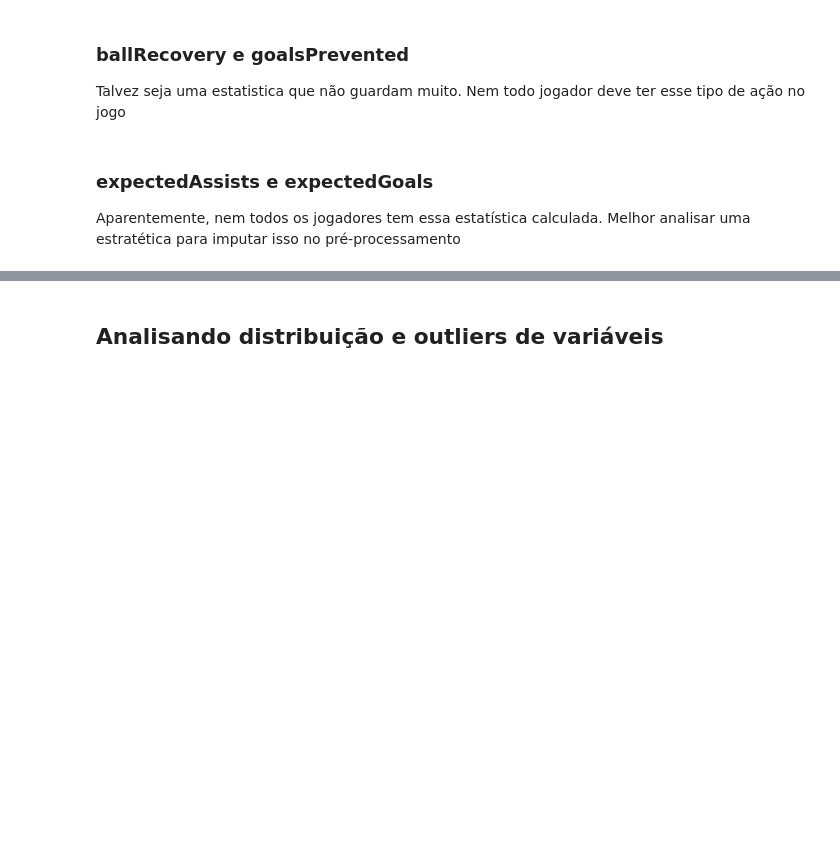
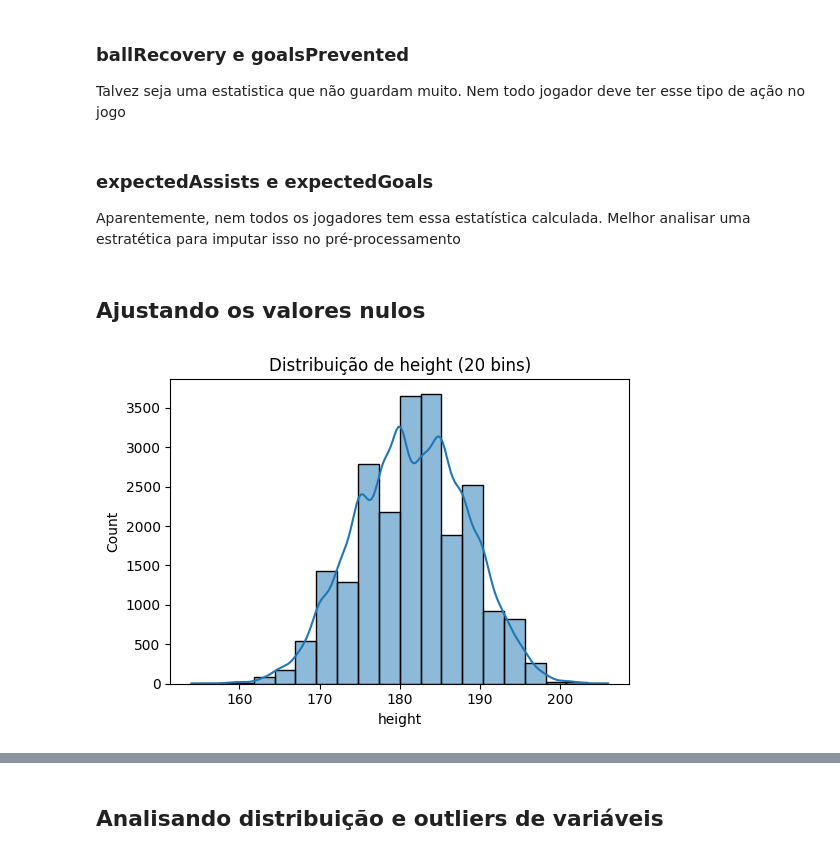
Before and after one commit to Yaak3/TCC2, a Jupyter notebook: Notebooks/analysis.ipynb, the cells around one changed output, grey strips where cells are left out. Drawn from its saved outputs; the diff is of its cells as text; code cells hidden in the pictures; blank space fills up the shorter version.

```diff
--- a/Notebooks/analysis.ipynb
+++ b/Notebooks/analysis.ipynb
@@ -139,6 +134,7 @@ def calculate_age(birth_timestamp):
     return age
 # %%
 df['age'] = df['dateOfBirthTimestamp'].apply(calculate_age)
+df = df.drop('dateOfBirthTimestamp', axis=1)
 # %% [markdown]
 # Analise exploratória
 # %% [markdown]
@@ -286,3 +325,5 @@ grouped_data = grouped_data = df[df['expectedAssists'].isnull()].groupby(['tourn
 generic_bar_graph(categories=grouped_data['tournament'], values=grouped_data['assists'], title='Jogadores sem Xa', x_label='Número máximo de assistencias', y_label='Liga', x_rotation=90)
 # %%
 df[(df['expectedAssists'].isnull()) & (df['assists'] > 20)][['tournament', 'season', 'player_id', 'name', 'assists']]
+# %% [markdown]
+## Ajustando os valores nulos
@@ -288,0 +340,4 @@ df[(df['expectedAssists'].isnull()) & (df['assists'] > 20)][['tournament', 'seas
+# %%
+generic_distribution_plot(data=df_analisys, variables=['height'], bins_dict={'height': 20})
+# %% [output]
+[figure, added]
```
Also changed, not shown: parts of 155 cells of this notebook.
